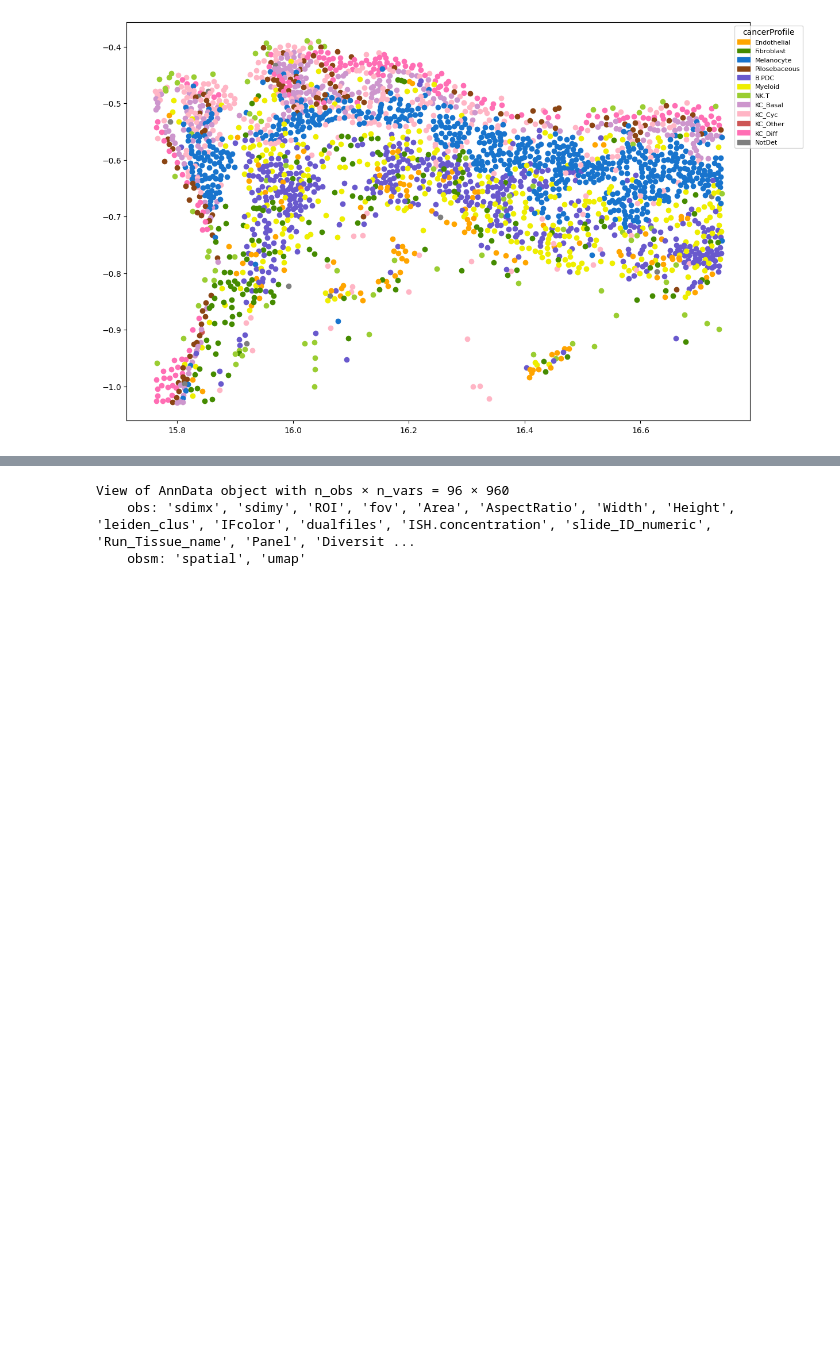
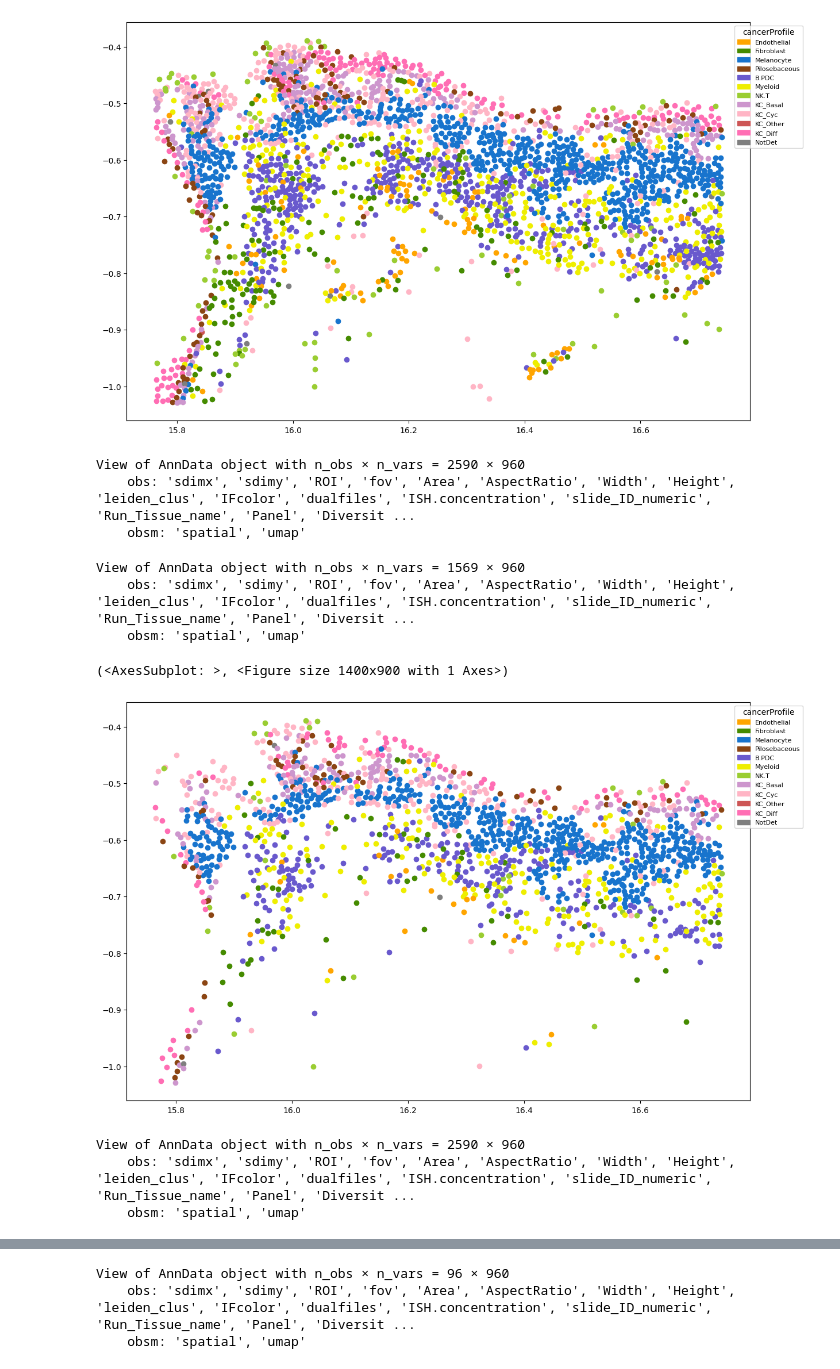
Before and after one commit to BiomedicalMachineLearning/MOSAP, a Jupyter notebook: tutorial/SMI_transcript_colocalisation.ipynb, the cells around one changed output, grey strips where cells are left out. Cells and saved outputs as stored; diff of their text form; code cells hidden in the pictures; blank space fills up the shorter version.

```diff
--- a/tutorial/SMI_transcript_colocalisation.ipynb
+++ b/tutorial/SMI_transcript_colocalisation.ipynb
@@ -263,0 +714,22 @@ scatter_cell_plot(mel_subset3, 'sdimx','sdimy', 'cancerProfile', size=0.9,
+# %%
+mel_subset3
+# %% [output]
+View of AnnData object with n_obs × n_vars = 2590 × 960
+    obs: 'sdimx', 'sdimy', 'ROI', 'fov', 'Area', 'AspectRatio', 'Width', 'Height', 'leiden_clus', 'IFcolor', 'dualfiles', 'ISH.concentration', 'slide_ID_numeric', 'Run_Tissue_name', 'Panel', 'Diversit ...
+    obsm: 'spatial', 'umap'
+# %%
+mel_subset4 = mel_subset3[((mel_subset3[:,'CD44'].X>0).flatten()) |
+                          ((mel_subset3[:,'AXL'].X>0).flatten()) |
+                          ((mel_subset3[:,'MKI67'].X>0).flatten())]
+mel_subset4
+# %% [output]
+View of AnnData object with n_obs × n_vars = 1569 × 960
+    obs: 'sdimx', 'sdimy', 'ROI', 'fov', 'Area', 'AspectRatio', 'Width', 'Height', 'leiden_clus', 'IFcolor', 'dualfiles', 'ISH.concentration', 'slide_ID_numeric', 'Run_Tissue_name', 'Panel', 'Diversit ...
+    obsm: 'spatial', 'umap'
+# %%
+scatter_cell_plot(mel_subset4, 'sdimx','sdimy', 'cancerProfile', size=0.9,
+                  figsize=(14,9),
+                  color_mapper=color2dict)
+# %% [output]
+(<AxesSubplot: >, <Figure size 1400x900 with 1 Axes>)
+[figure, added]
@@ -263,0 +747,6 @@ scatter_cell_plot(mel_subset3, 'sdimx','sdimy', 'cancerProfile', size=0.9,
+# %%
+mel_subset3
+# %% [output]
+View of AnnData object with n_obs × n_vars = 2590 × 960
+    obs: 'sdimx', 'sdimy', 'ROI', 'fov', 'Area', 'AspectRatio', 'Width', 'Height', 'leiden_clus', 'IFcolor', 'dualfiles', 'ISH.concentration', 'slide_ID_numeric', 'Run_Tissue_name', 'Panel', 'Diversit ...
+    obsm: 'spatial', 'umap'
```
Also changed, not shown: parts of 19 cells of this notebook, 1 other file.
